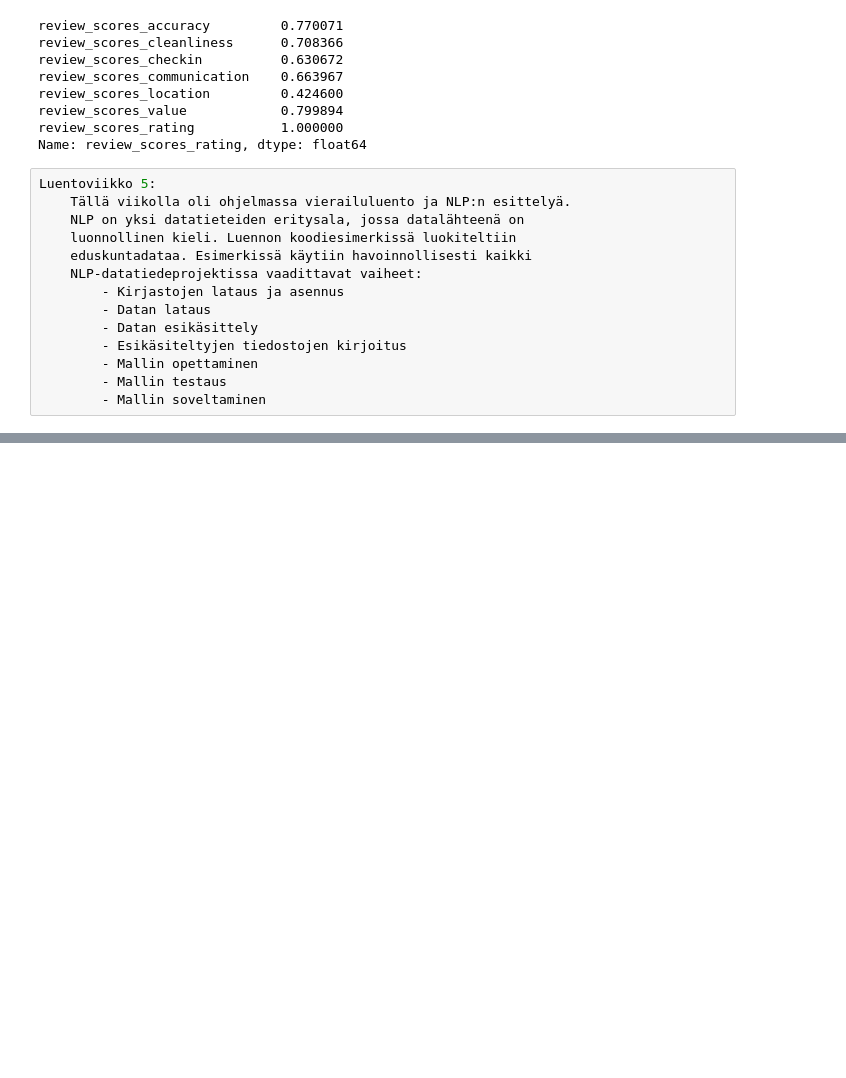
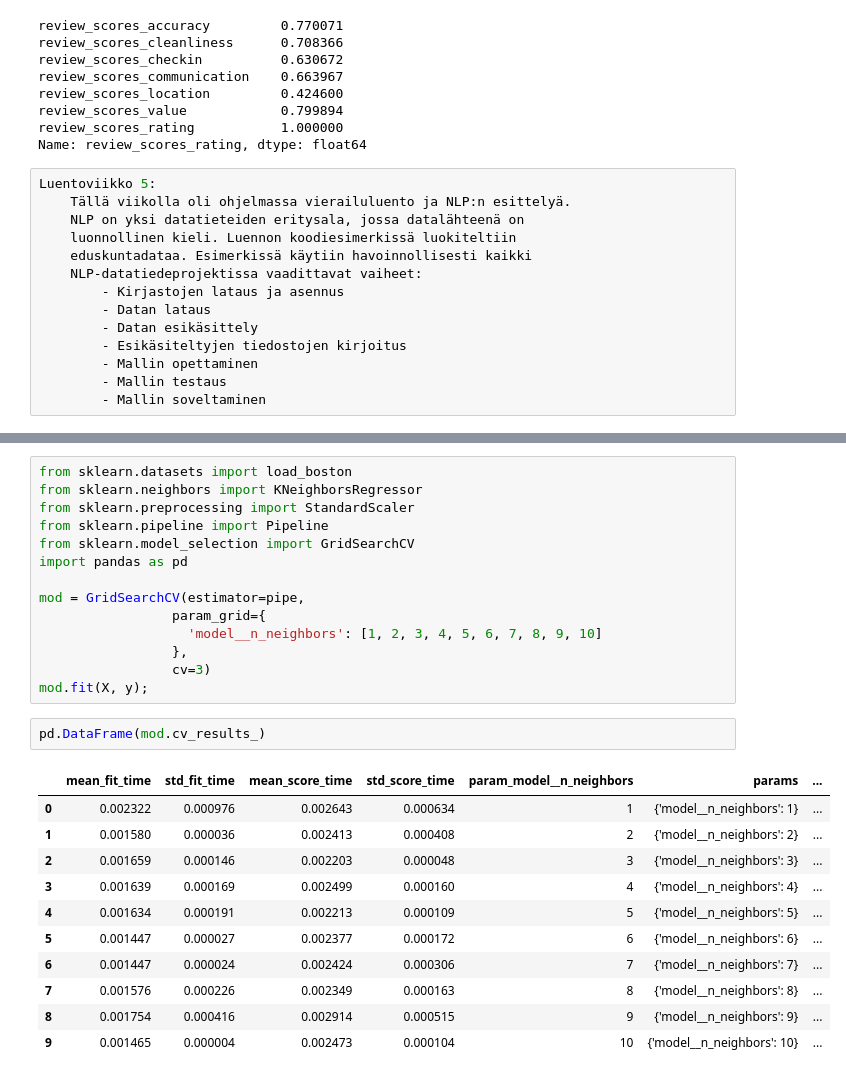
Before and after one commit to tauimonen/machine-learning, a Jupyter notebook: diary_new.ipynb, the cells around one changed output, grey strips where cells are left out. Saved outputs shown, nothing was run; the diff lists cells and outputs as text; blank space fills up the shorter version.

```diff
--- a/diary_new.ipynb
+++ b/diary_new.ipynb
@@ -558,0 +648,28 @@ Kehityskohteet:
+# %%
+from sklearn.datasets import load_boston
+from sklearn.neighbors import KNeighborsRegressor
+from sklearn.preprocessing import StandardScaler
+from sklearn.pipeline import Pipeline
+from sklearn.model_selection import GridSearchCV
+import pandas as pd
+
+mod = GridSearchCV(estimator=pipe,
+                 param_grid={
+                   'model__n_neighbors': [1, 2, 3, 4, 5, 6, 7, 8, 9, 10]
+                 },
+                 cv=3)
+mod.fit(X, y);
+# %%
+pd.DataFrame(mod.cv_results_)
+# %% [output]
+|  | mean_fit_time | std_fit_time | mean_score_time | std_score_time | param_model__n_neighbors | params | ... |
+| 0 | 0.002322 | 0.000976 | 0.002643 | 0.000634 | 1 | {'model__n_neighbors': 1} | ... |
+| 1 | 0.001580 | 0.000036 | 0.002413 | 0.000408 | 2 | {'model__n_neighbors': 2} | ... |
+| 2 | 0.001659 | 0.000146 | 0.002203 | 0.000048 | 3 | {'model__n_neighbors': 3} | ... |
+| 3 | 0.001639 | 0.000169 | 0.002499 | 0.000160 | 4 | {'model__n_neighbors': 4} | ... |
+| 4 | 0.001634 | 0.000191 | 0.002213 | 0.000109 | 5 | {'model__n_neighbors': 5} | ... |
+| 5 | 0.001447 | 0.000027 | 0.002377 | 0.000172 | 6 | {'model__n_neighbors': 6} | ... |
+| 6 | 0.001447 | 0.000024 | 0.002424 | 0.000306 | 7 | {'model__n_neighbors': 7} | ... |
+| 7 | 0.001576 | 0.000226 | 0.002349 | 0.000163 | 8 | {'model__n_neighbors': 8} | ... |
+| 8 | 0.001754 | 0.000416 | 0.002914 | 0.000515 | 9 | {'model__n_neighbors': 9} | ... |
+| 9 | 0.001465 | 0.000004 | 0.002473 | 0.000104 | 10 | {'model__n_neighbors': 10} | ... |
```
Also changed, not shown: parts of 10 cells of this notebook, 2 other files.
